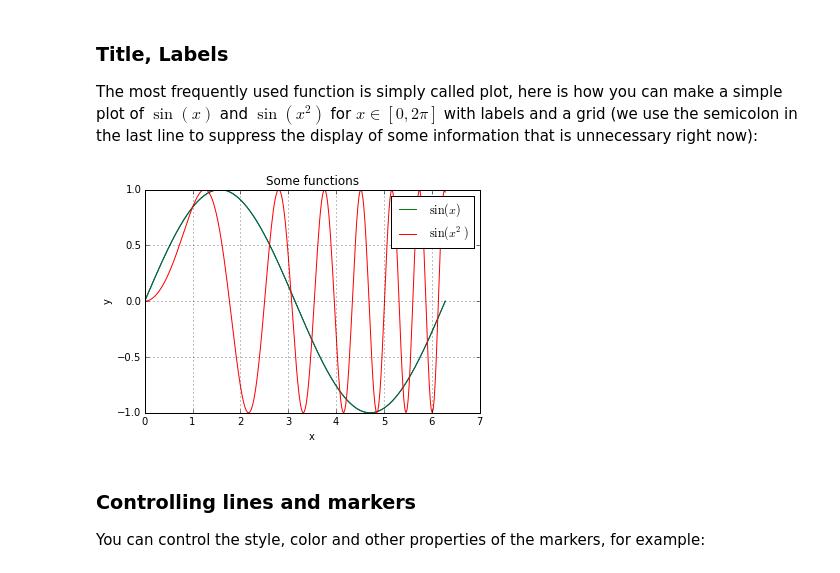
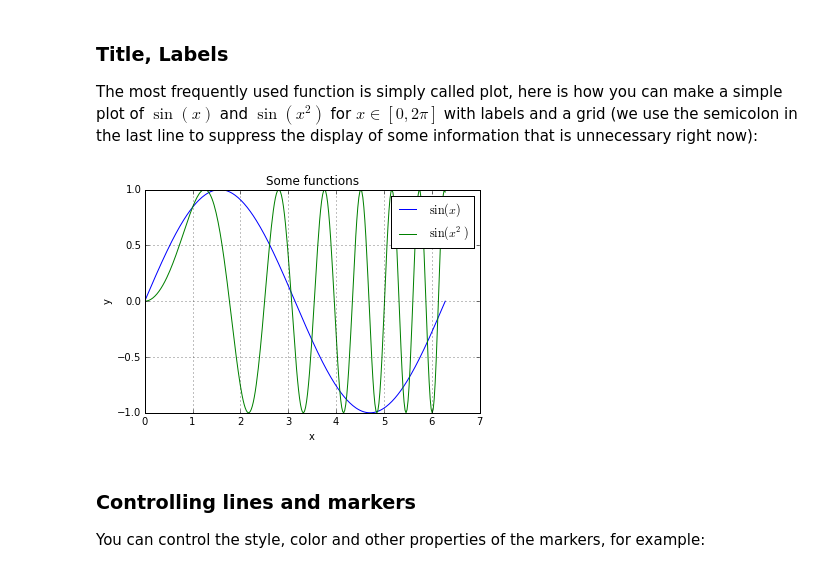
Before and after one commit to uwescience/python-seminar-2015, a Jupyter notebook: matplotlib/matplotlib-solutions.ipynb, the cells around one changed output. Cells and saved outputs as stored; diff of their text form; code cells hidden in the pictures.

```diff
--- a/matplotlib/matplotlib-solutions.ipynb
+++ b/matplotlib/matplotlib-solutions.ipynb
@@ -30,18 +29,18 @@ The most frequently used function is simply called plot, here is how you can mak
 # %%
 x = np.linspace(0, 2*np.pi, 300)
 y = np.sin(x)
 y2 = np.sin(x**2)
 
-plt.plot(x, y)
+plt.figure()
 plt.plot(x, y, label=r'$\sin(x)$')    # Strings enclosed in $'s rendered w/ LaTeX
 plt.plot(x, y2, label=r'$\sin(x^2)$')
 plt.title('Some functions')
 plt.xlabel('x')
 plt.ylabel('y')
 plt.grid()
 plt.legend();
 # %% [output]
-[figure, old version]
+[figure, new version]
 # %% [markdown]
 ### Controlling lines and markers
 
```
Also changed, not shown: parts of 6 cells of this notebook.
